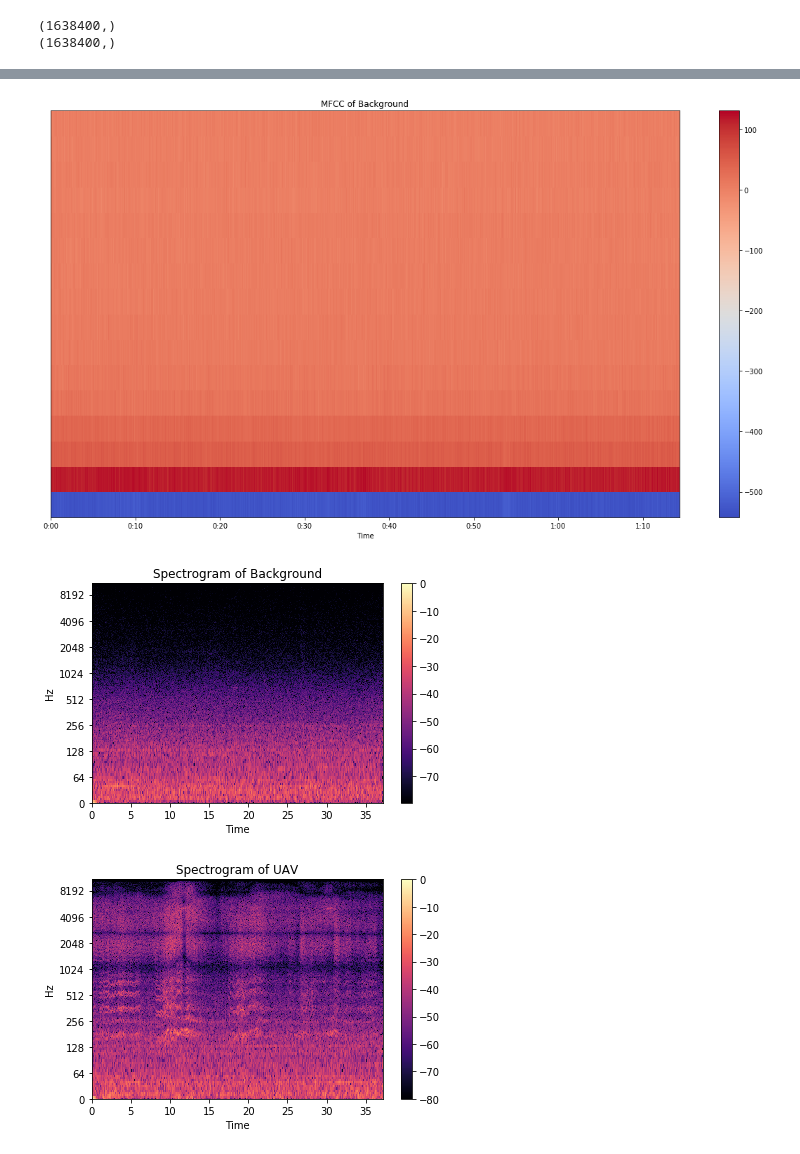
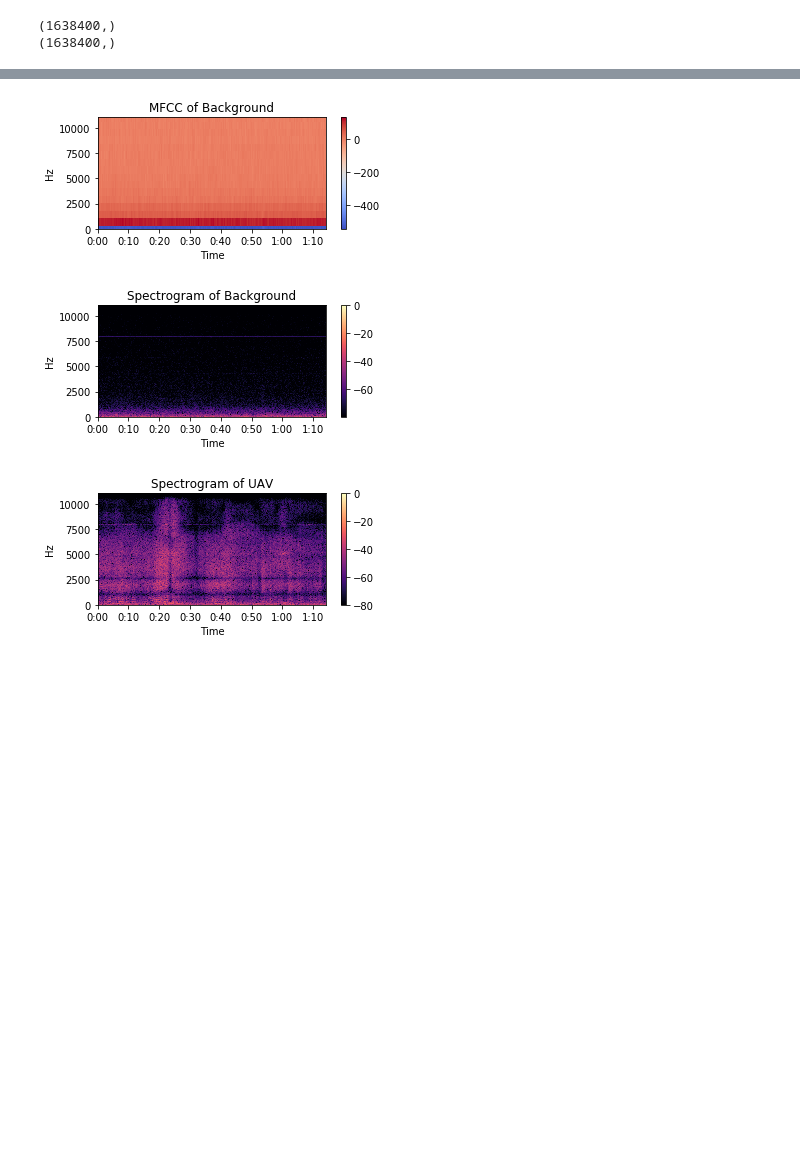
Before and after one commit to gunhoo/Drone-Tracking, a Jupyter notebook: notebook/spectrogram.ipynb, the cells around one changed output, grey strips where cells are left out. Saved outputs shown, nothing was run; the diff lists cells and outputs as text; code cells hidden in the pictures; blank space fills up the shorter version.

```diff
--- a/notebook/spectrogram.ipynb
+++ b/notebook/spectrogram.ipynb
@@ -38,14 +39,15 @@ plt.tight_layout()
 # %%
-plt.figure(figsize=(16,9))
-librosa.display.specshow(background_mfcc_fig, x_axis='time')
+plt.figure(figsize=(5,2.5))
+librosa.display.specshow(background_mfcc_fig, y_axis='hz',x_axis='time')
 plt.colorbar()
 plt.title('MFCC of Background')
 plt.tight_layout()
+plt.savefig('background_mfcc.pdf')
 # %% [output]
-[figure, old version]
+[figure, new version]
 # %%
 audio_name = '../data/background/11-30 11_35_05.wav'
-hop_length = 512
+hop_length = 256
 window_size = 4096
 
 y, sr = librosa.load(audio_name)
@@ -54,15 +56,17 @@ out  = librosa.core.spectrum.stft(y, n_fft = window_size, hop_length = hop_lengt
        window=window)
 out = 2 * np.abs(out) / np.sum(window)
 
-librosa.display.specshow(librosa.amplitude_to_db(out,ref=np.max), y_axis='log', x_axis='time')
+plt.figure(figsize=(5,2.5))
+librosa.display.specshow(librosa.amplitude_to_db(out,ref=np.max), y_axis='hz', x_axis='time')
 plt.colorbar()
 plt.title('Spectrogram of Background')
 plt.tight_layout()
+plt.savefig('background_spectrogram.pdf')
 # %% [output]
-[figure, old version]
+[figure, new version]
 # %%
 audio_name = '../data/drone/11-30-2.wav'
-hop_length = 512
+hop_length = 256
 window_size = 4096
 
 y, sr = librosa.load(audio_name)
@@ -71,9 +75,11 @@ out  = librosa.core.spectrum.stft(y, n_fft = window_size, hop_length = hop_lengt
        window=window)
 out = 2 * np.abs(out) / np.sum(window)
 
-librosa.display.specshow(librosa.amplitude_to_db(out,ref=np.max), y_axis='log', x_axis='time')
+plt.figure(figsize=(5,2.5))
+librosa.display.specshow(librosa.amplitude_to_db(out,ref=np.max), y_axis='hz', x_axis='time')
 plt.colorbar()
 plt.title('Spectrogram of UAV')
 plt.tight_layout()
+plt.savefig('uav_spectrogram.pdf')
 # %% [output]
-[figure, old version]
+[figure, new version]
```
Also changed, not shown: parts of 1 cell of this notebook.
